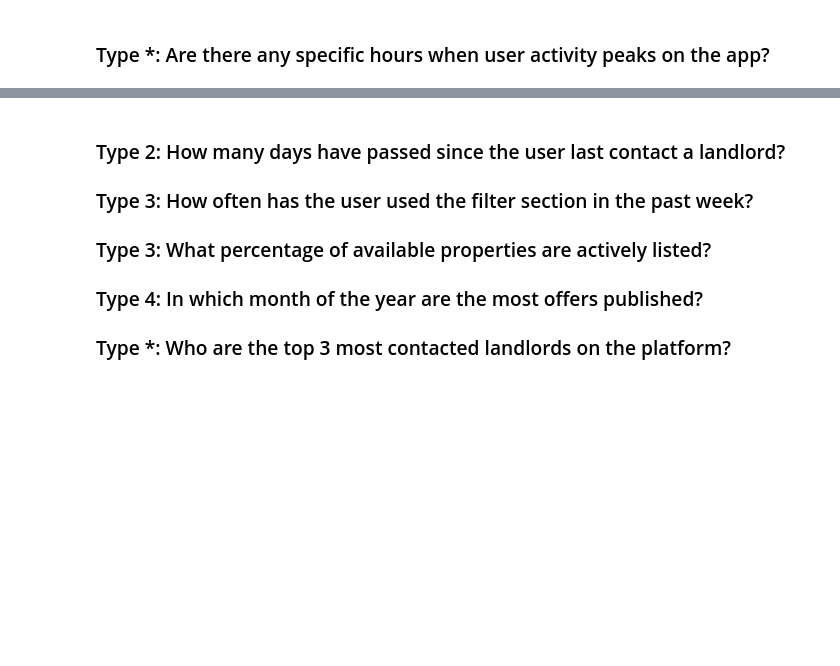
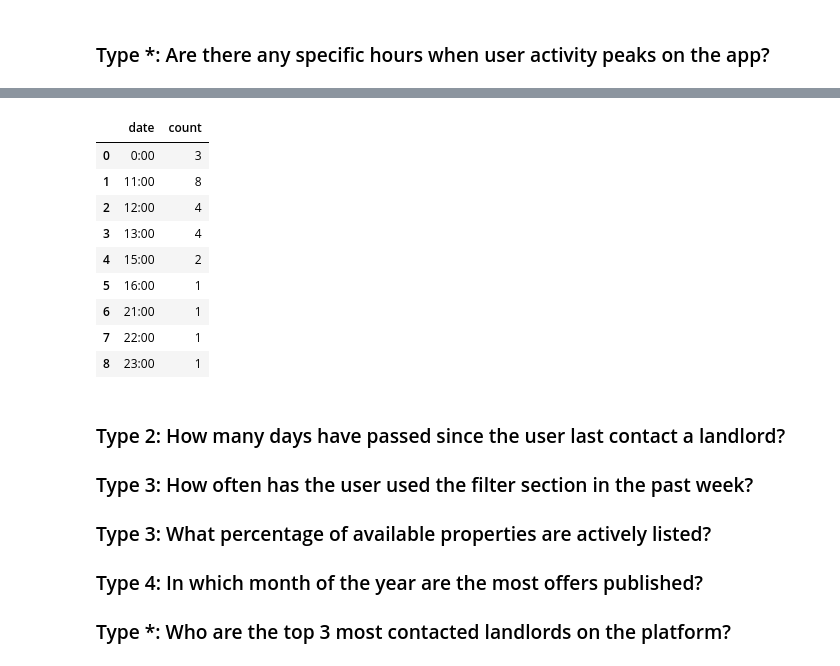
Before and after one commit to ISIS3510-202420-Team23/Analytics, a Jupyter notebook: analyticsPipeline.ipynb, the cells around one changed output, grey strips where cells are left out. Drawn from its saved outputs; the diff is of its cells as text; code cells hidden in the pictures; blank space fills up the shorter version.

```diff
--- a/analyticsPipeline.ipynb
+++ b/analyticsPipeline.ipynb
@@ -42,3 +69,16 @@ df_horas['date'] = df_horas['date'].dt.hour
 # Agrupar por hora y contar cuantas veces se repite
 df_horas = df_horas.groupby('date').size().reset_index(name='count')
 df_horas['date'] = df_horas['date'].apply(lambda x: f'{x}:00')
+# %%
+df_horas.head(10)
+# %% [output]
+|  | date | count |
+| 0 | 0:00 | 3 |
+| 1 | 11:00 | 8 |
+| 2 | 12:00 | 4 |
+| 3 | 13:00 | 4 |
+| 4 | 15:00 | 2 |
+| 5 | 16:00 | 1 |
+| 6 | 21:00 | 1 |
+| 7 | 22:00 | 1 |
+| 8 | 23:00 | 1 |
```
Also changed, not shown: parts of 10 cells of this notebook, 3 other files.
